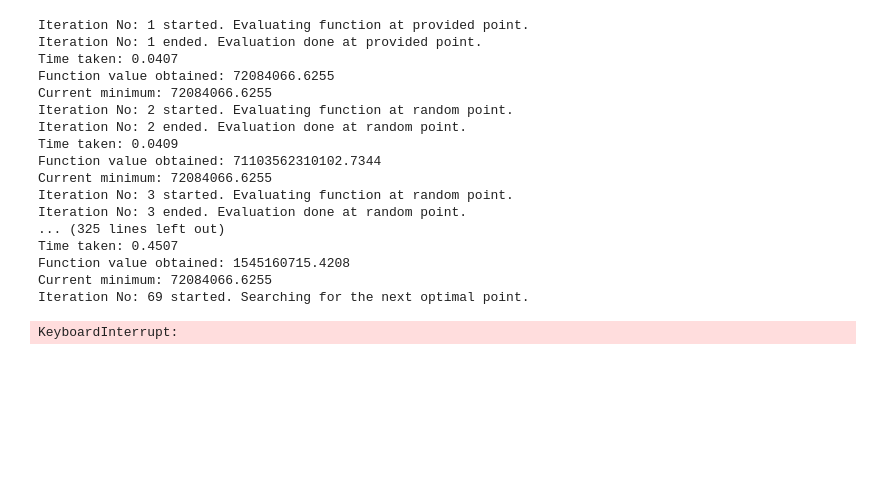
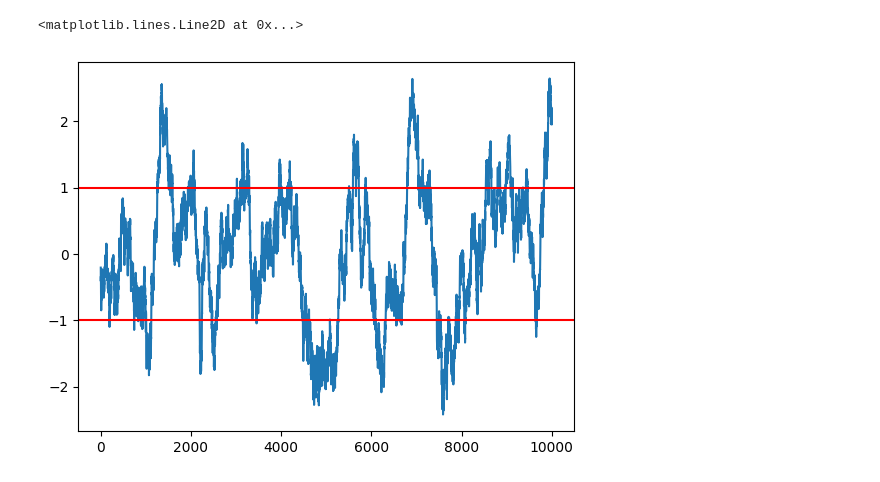
Before and after one commit to naman-doshi/IMCProsperity-2, a Jupyter notebook: R3/analysis.ipynb, the cells around one changed output. Saved outputs shown, nothing was run; the diff lists cells and outputs as text; code cells hidden in the pictures; blank space fills up the shorter version.

```diff
--- a/R3/analysis.ipynb
+++ b/R3/analysis.ipynb
@@ -3,7 +3,7 @@ import pandas as pd
 import numpy as np
 import matplotlib.pyplot as plt
 
-df = pd.read_csv('d1.csv', sep=';')
+df = pd.read_csv('d3.csv', sep=';')
 df = df.reset_index(drop=True)
 df = df.drop('timestamp', axis=1)
 
@@ -26,53 +26,22 @@ lis = [strawb[i]*6 + choc[i]*4 + roses[i] for i in range(len(strawb))]
 # create new dataframe
 df2 = pd.DataFrame()
 df2['combined'] = lis
+df2['combined'] = df2['combined'] + 380
 df2['basket'] = basket
-
-def evaluate(a, b):
-    df3 = df2.copy()
-    df3['combined'] = a * df3['combined'] + b
-    diff = 0
-    for i in range(len(df3)):
-        diff += (df3['combined'][i] - df3['basket'][i])**2
-    return diff
-
-
-import skopt
-from skopt import gp_minimize
-from skopt.space import Real
-from skopt.utils import use_named_args
-
-space  = [Real(1, 3, name='a'),
-          Real(-1000, 1000, name='b')]
-@use_named_args(space)
-def objective(a, b):
-    return evaluate(a, b)
-
-
-res = gp_minimize(objective, space, n_calls=100, random_state=0, verbose=True)
-print(res.x)
-print(res.fun)
-
-df3 = df2.copy()
-df3['combined'] = res.x[0] * df3['combined'] + res.x[1]
-
-df3.plot()
-# %% [output]
-Iteration No: 1 started. Evaluating function at provided point.
-Iteration No: 1 ended. Evaluation done at provided point.
-Time taken: 0.0407
-Function value obtained: 72084066.6255
-Current minimum: 72084066.6255
-Iteration No: 2 started. Evaluating function at random point.
-Iteration No: 2 ended. Evaluation done at random point.
-Time taken: 0.0409
-Function value obtained: 71103562310102.7344
-Current minimum: 72084066.6255
-Iteration No: 3 started. Evaluating function at random point.
-Iteration No: 3 ended. Evaluation done at random point.
-... (325 lines left out)
-Time taken: 0.4507
-Function value obtained: 1545160715.4208
-Current minimum: 72084066.6255
-Iteration No: 69 started. Searching for the next optimal point.
-KeyboardInterrupt:
+# %%
+spread = df2['combined'] - df2['basket']
+sd = np.std(spread)
+mean = np.mean(spread)
+zscores = (spread - mean) / sd
+
+# histogram
+# plt.hist(df2['zscores'], bins=10)
+# plt.xlabel('Z-Score')
+# plt.ylabel('Frequency')
+
+zscores.rolling(window=20).mean().plot()
+plt.axhline(y=1, color='r', linestyle='-')
+plt.axhline(y=-1, color='r', linestyle='-')
+# %% [output]
+<matplotlib.lines.Line2D at 0x...>
+[figure, added]
```
Also changed, not shown: parts of 2 cells of this notebook, 12 other files.
